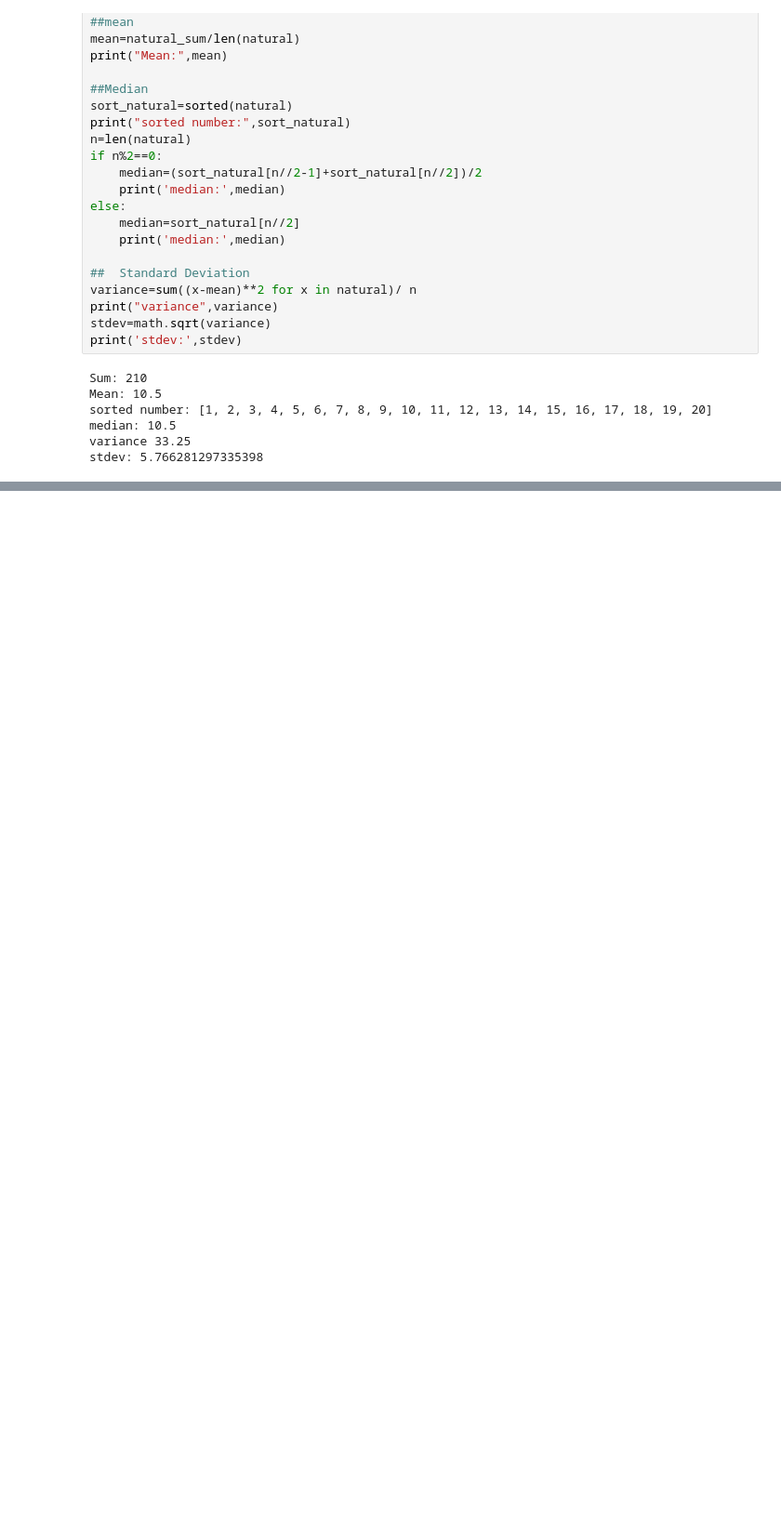
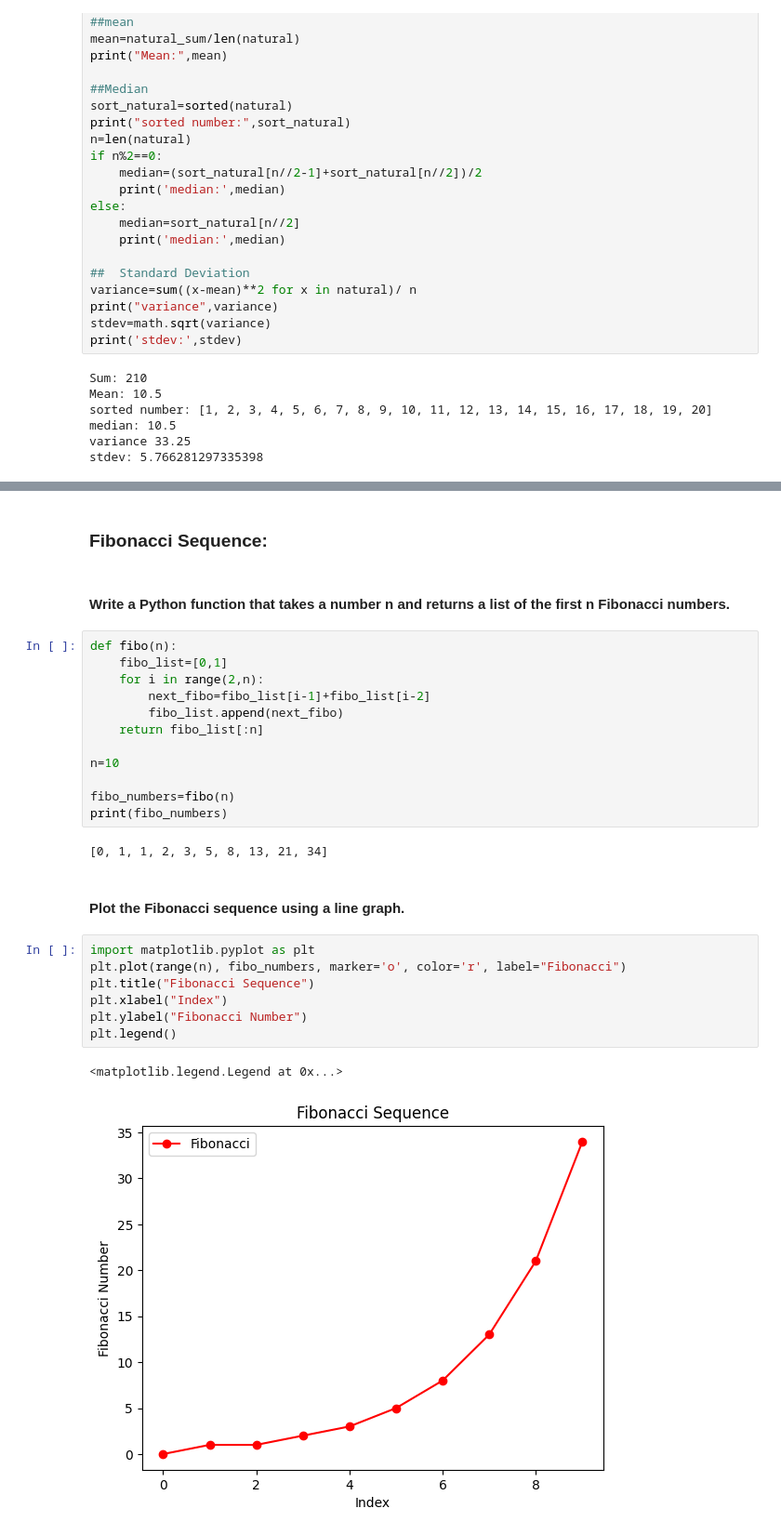
Before and after one commit to rishabh-mondal/Project-Euler-in-Python, a Jupyter notebook: python_basics.ipynb, the cells around one changed output, grey strips where cells are left out. Shown: that part at 93% size. Drawn from its saved outputs; the diff is of its cells as text; blank space fills up the shorter version.

Commit message:
chore: Update documentation for Python basics notebook

```diff
--- a/python_basics.ipynb
+++ b/python_basics.ipynb
@@ -80,0 +122,30 @@ stdev: 5.766281297335398
+# %% [markdown]
+### Fibonacci Sequence:
+# %% [markdown]
+#### Write a Python function that takes a number n and returns a list of the first n Fibonacci numbers.
+# %%
+def fibo(n):
+    fibo_list=[0,1]
+    for i in range(2,n):
+        next_fibo=fibo_list[i-1]+fibo_list[i-2]
+        fibo_list.append(next_fibo)
+    return fibo_list[:n]
+
+n=10
+
+fibo_numbers=fibo(n)
+print(fibo_numbers)
+# %% [output]
+[0, 1, 1, 2, 3, 5, 8, 13, 21, 34]
+# %% [markdown]
+#### Plot the Fibonacci sequence using a line graph.
+# %%
+import matplotlib.pyplot as plt
+plt.plot(range(n), fibo_numbers, marker='o', color='r', label="Fibonacci")
+plt.title("Fibonacci Sequence")
+plt.xlabel("Index")
+plt.ylabel("Fibonacci Number")
+plt.legend()
+# %% [output]
+<matplotlib.legend.Legend at 0x...>
+[figure, added]
```
Also changed, not shown: parts of 34 cells of this notebook.
